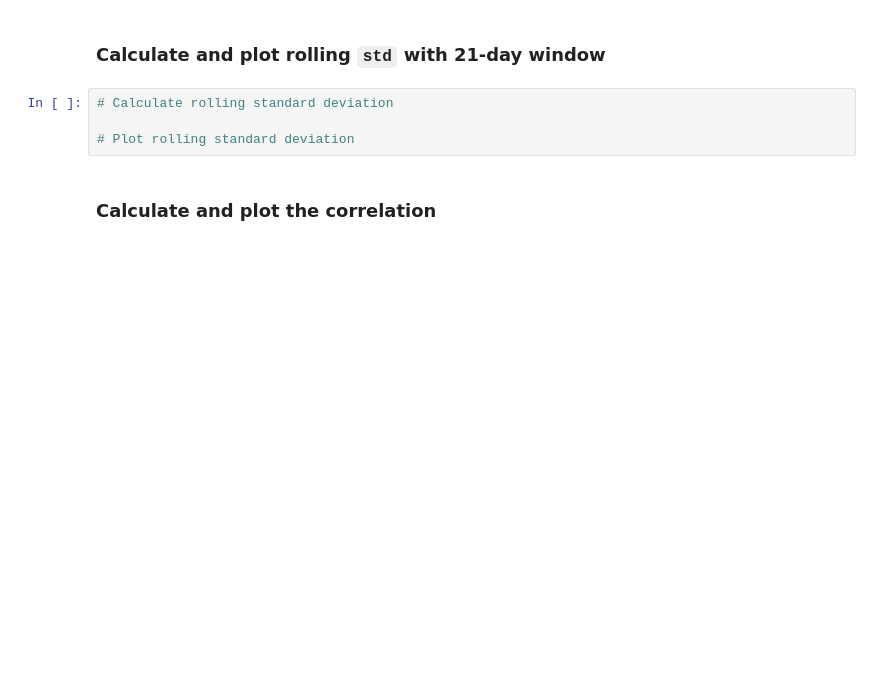
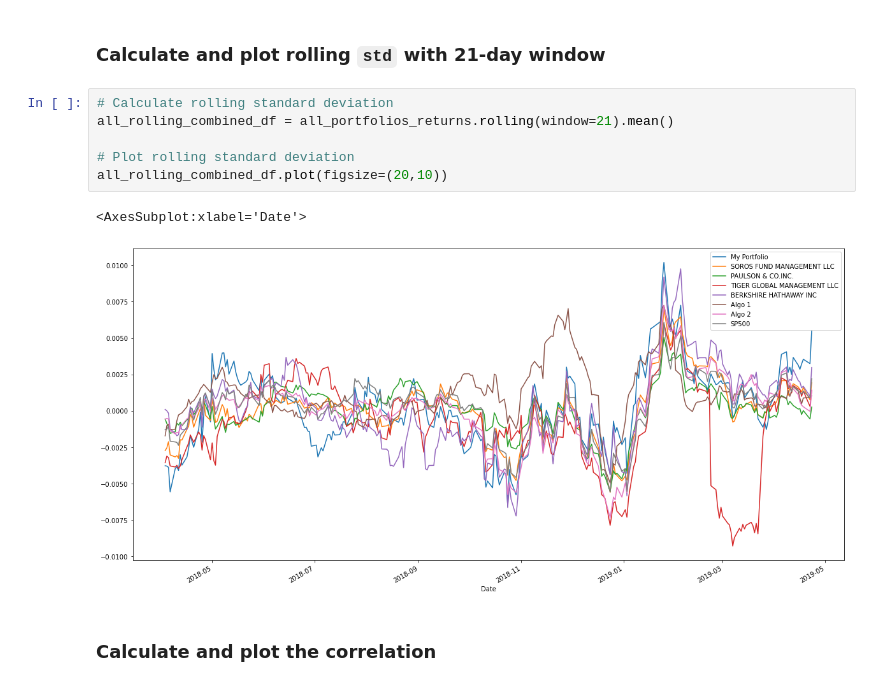
Before and after one commit to mmfsb/Pandas_Homework, a Jupyter notebook: Whale/whale_analysis.ipynb, the cells around one changed output. Cells and saved outputs as stored; diff of their text form; blank space fills up the shorter version.

Commit message:
included my portfolio with work

```diff
--- a/Whale/whale_analysis.ipynb
+++ b/Whale/whale_analysis.ipynb
@@ -699,8 +707,13 @@ dtype: int64
 ### Calculate and plot rolling `std` with 21-day window
 # %%
 # Calculate rolling standard deviation
+all_rolling_combined_df = all_portfolios_returns.rolling(window=21).mean()
 
 # Plot rolling standard deviation
+all_rolling_combined_df.plot(figsize=(20,10))
+# %% [output]
+<AxesSubplot:xlabel='Date'>
+[figure, added]
 # %% [markdown]
 ### Calculate and plot the correlation
 # %%
```
Also changed, not shown: parts of 7 cells of this notebook.
